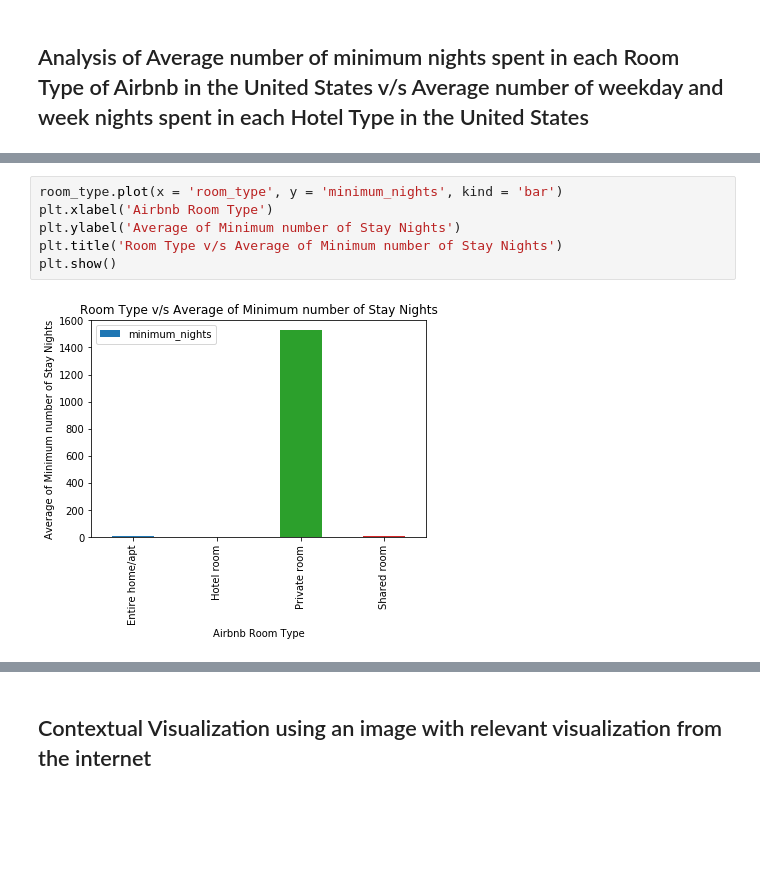
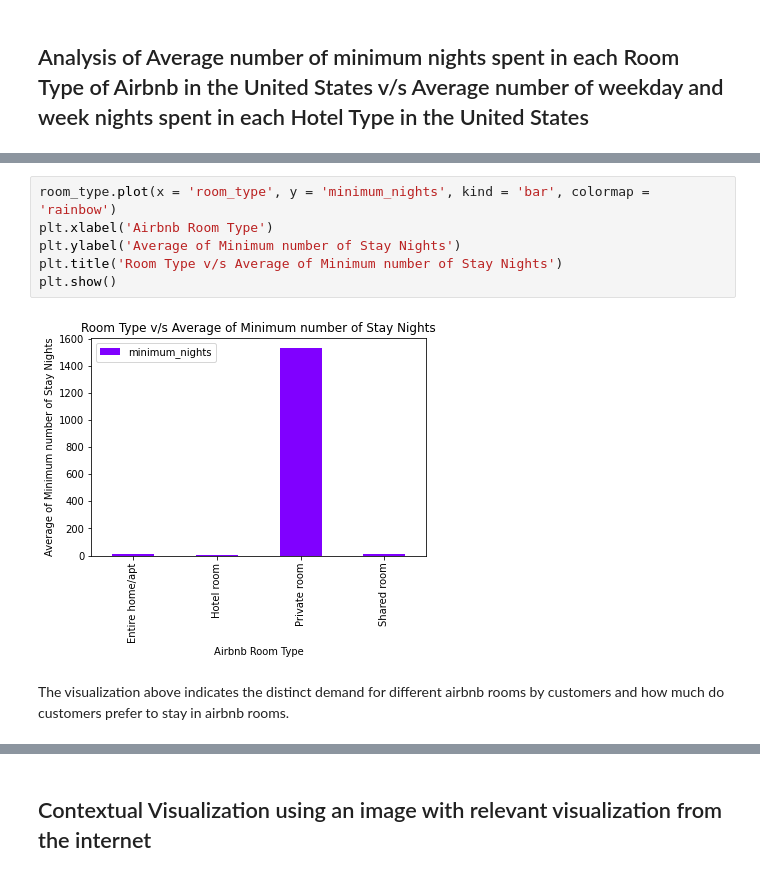
Before and after one commit to tanyagupta55/tanyagupta55.github.io, a Jupyter notebook: gupta-tanya-project3.ipynb, the cells around one changed output, grey strips where cells are left out. Drawn from its saved outputs; the diff is of its cells as text; blank space fills up the shorter version.

```diff
--- a/gupta-tanya-project3.ipynb
+++ b/gupta-tanya-project3.ipynb
@@ -354,9 +192,11 @@ room_type
 # %%
-room_type.plot(x = 'room_type', y = 'minimum_nights', kind = 'bar')
+room_type.plot(x = 'room_type', y = 'minimum_nights', kind = 'bar', colormap = 'rainbow')
 plt.xlabel('Airbnb Room Type')
 plt.ylabel('Average of Minimum number of Stay Nights')
 plt.title('Room Type v/s Average of Minimum number of Stay Nights')
 plt.show()
 # %% [output]
-[figure, old version]
+[figure, new version]
+# %% [markdown]
+The visualization above indicates the distinct demand for different airbnb rooms by customers and how much do customers prefer to stay in airbnb rooms.
 # %% [markdown]
```
Also changed, not shown: parts of 25 cells of this notebook.
